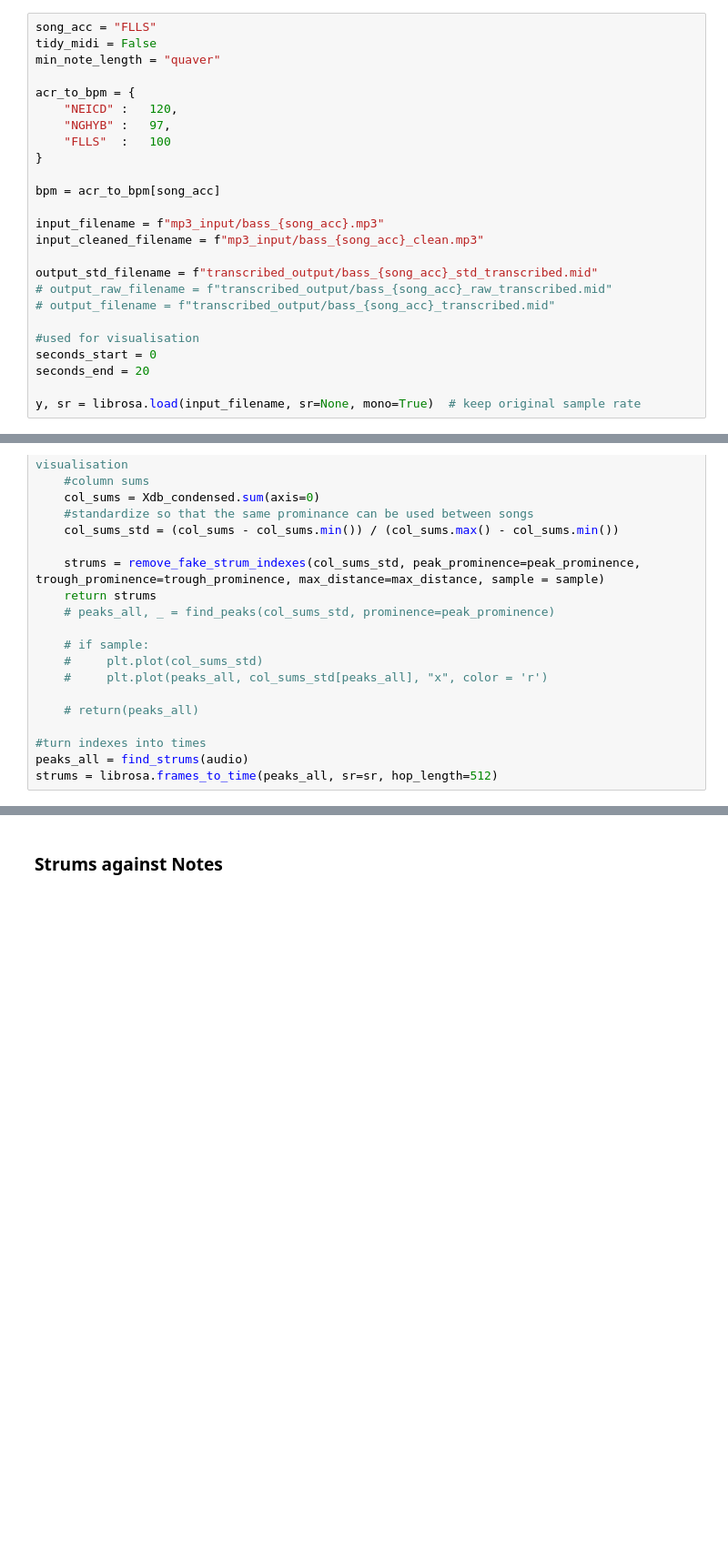
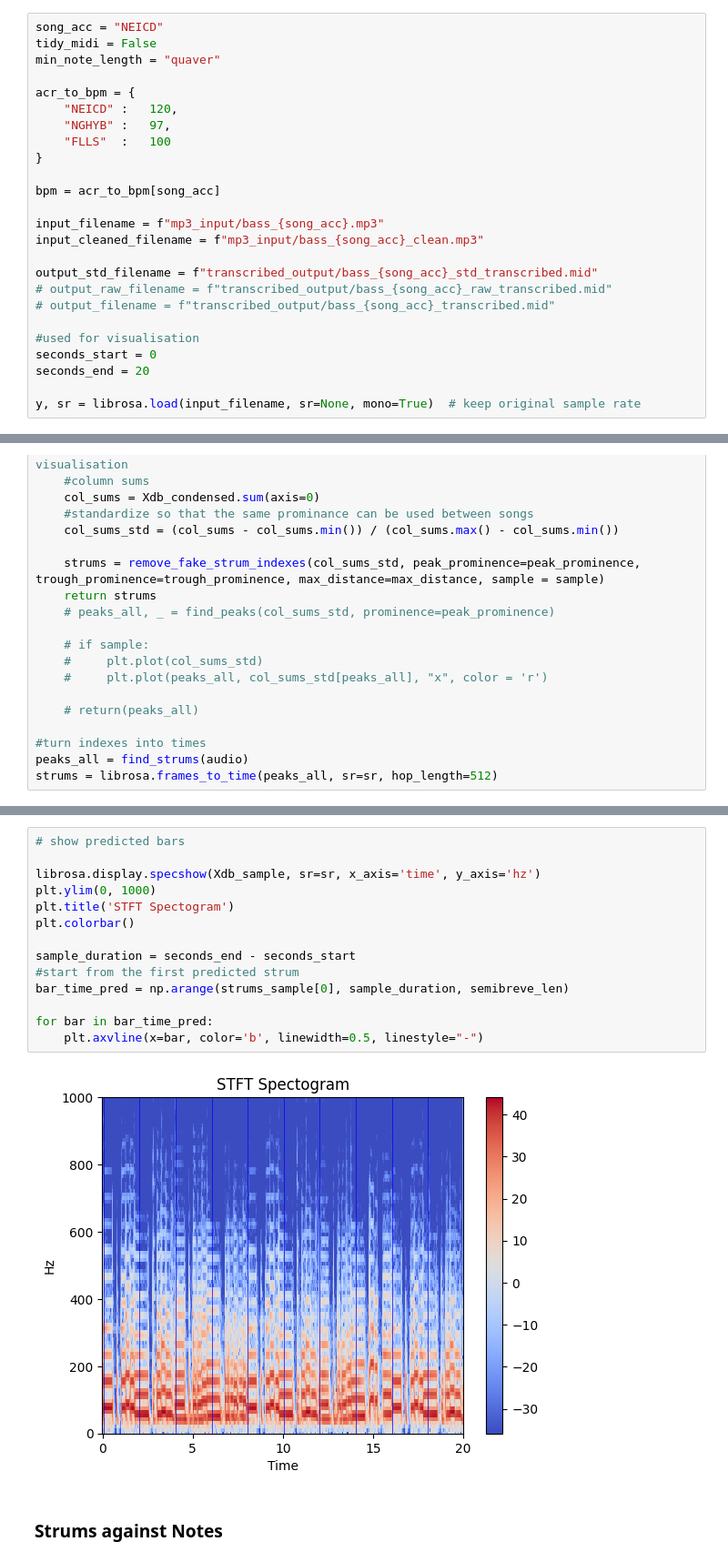
Before and after one commit to RosieBi/Bass_Learning, a Jupyter notebook: Music_Transcription/mp3_to_midi_bass_pipeline_strum_split.ipynb, the cells around one changed output, grey strips where cells are left out. Shown: that part at 91% size. Saved outputs shown, nothing was run; the diff lists cells and outputs as text; blank space fills up the shorter version.

```diff
--- a/Music_Transcription/mp3_to_midi_bass_pipeline_strum_split.ipynb
+++ b/Music_Transcription/mp3_to_midi_bass_pipeline_strum_split.ipynb
@@ -9,7 +9,7 @@ import matplotlib.pyplot as plt
 from scipy.signal import find_peaks
 from scipy.signal import butter, lfilter
 # %%
-song_acc = "FLLS"
+song_acc = "NEICD"
 tidy_midi = False
 min_note_length = "quaver"
 
@@ -205,3 +208,19 @@ for s in strums_sample:
+# %%
+# show predicted bars
+
+librosa.display.specshow(Xdb_sample, sr=sr, x_axis='time', y_axis='hz')
+plt.ylim(0, 1000)
+plt.title('STFT Spectogram')
+plt.colorbar()
+
+sample_duration = seconds_end - seconds_start
+#start from the first predicted strum
+bar_time_pred = np.arange(strums_sample[0], sample_duration, semibreve_len)
+
+for bar in bar_time_pred:
+    plt.axvline(x=bar, color='b', linewidth=0.5, linestyle="-")
+# %% [output]
+[figure, added]
 # %% [markdown]
 ### Strums against Notes
 # %%
```
Also changed, not shown: parts of 3 cells of this notebook.
